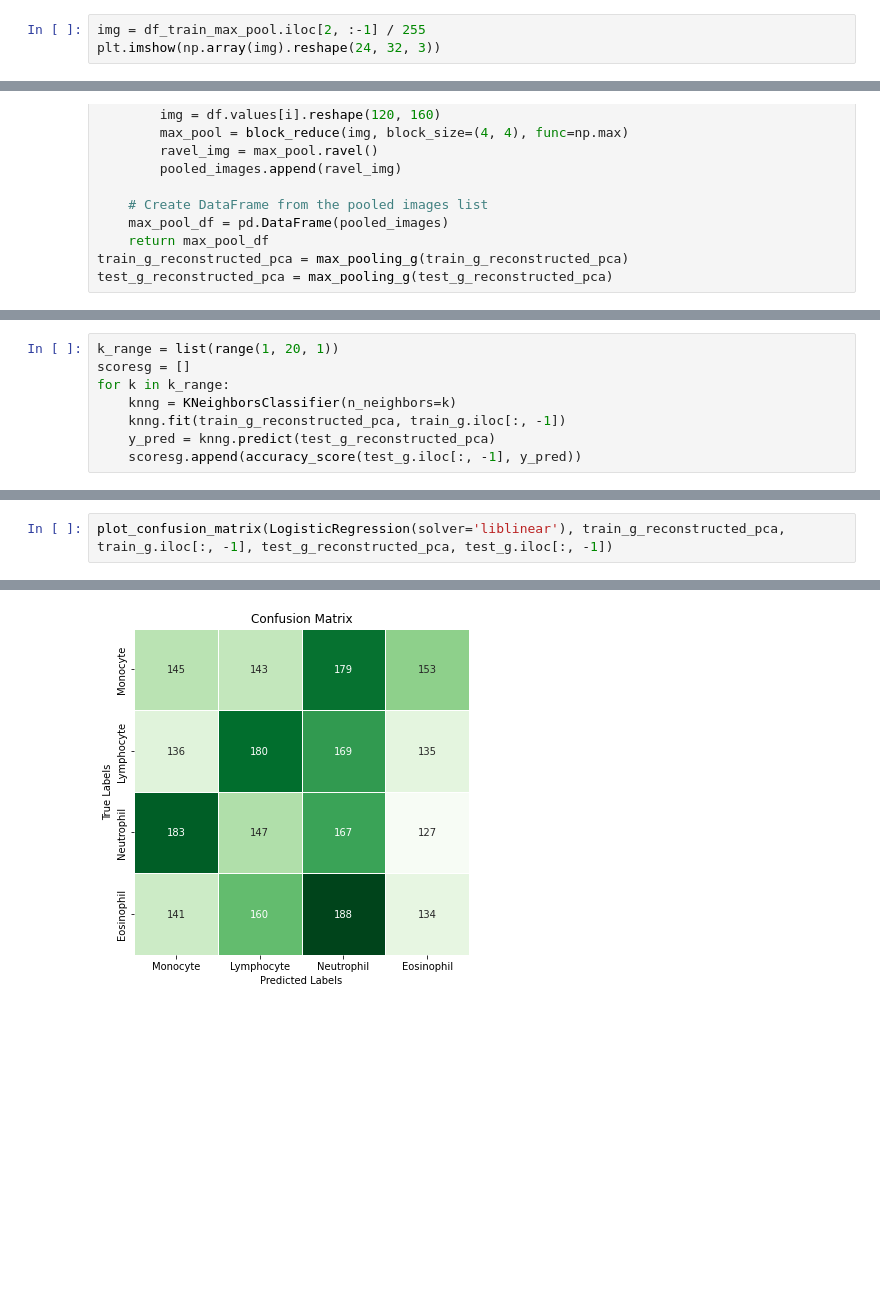
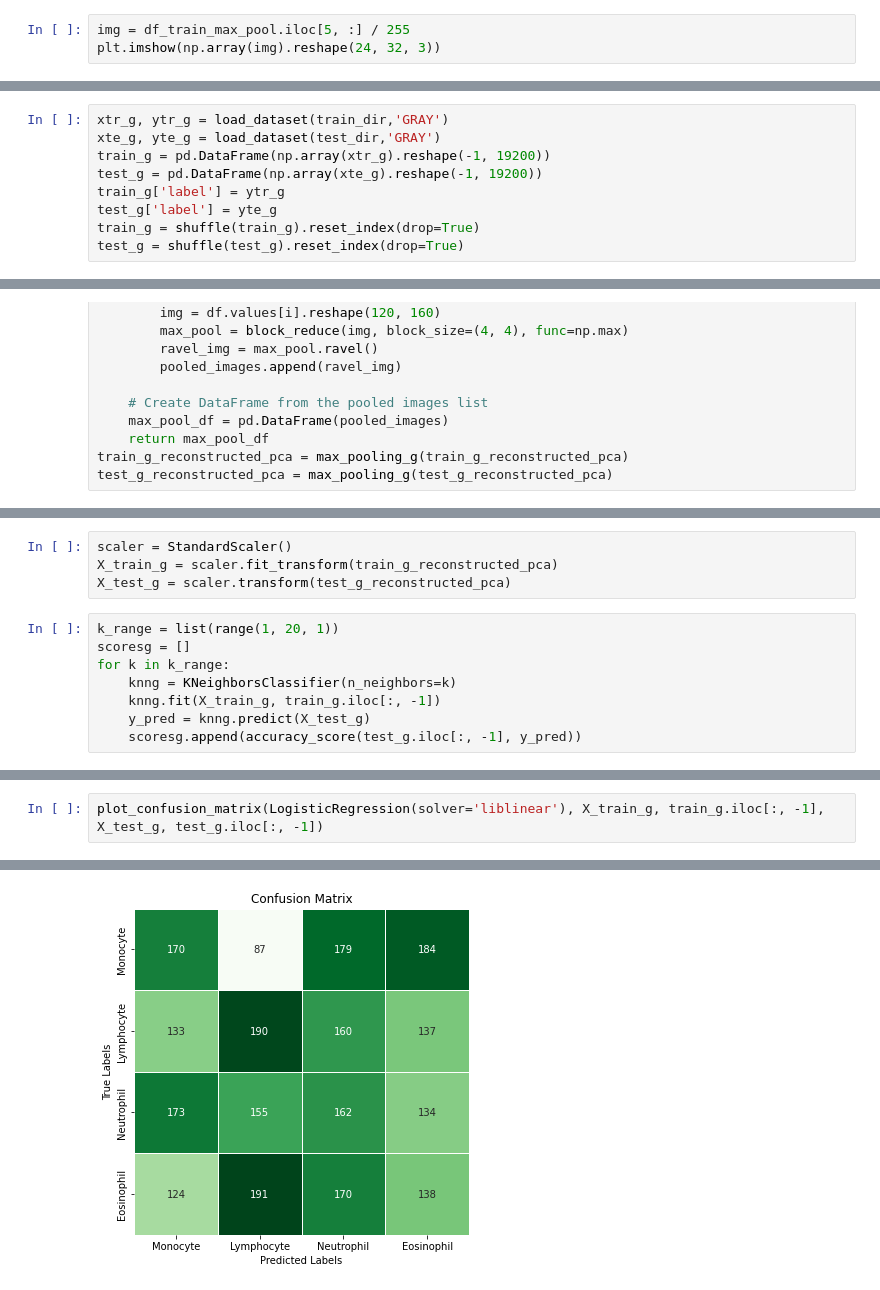
Before and after one commit to noamya-sh/Blood-Cells-ML-Course, a Jupyter notebook: Final Project - Blood cells.ipynb, the cells around one changed output, grey strips where cells are left out. Saved outputs shown, nothing was run; the diff lists cells and outputs as text; blank space fills up the shorter version.

```diff
--- a/Final Project - Blood cells.ipynb
+++ b/Final Project - Blood cells.ipynb
@@ -257,6 +377,6 @@ def max_pooling(df):
 df_train_max_pool = max_pooling(pd.DataFrame(df_train_reconstructed_pca))
 df_test_max_pool = max_pooling(pd.DataFrame(df_test_reconstructed_pca))
 # %%
-img = df_train_max_pool.iloc[2, :-1] / 255
+img = df_train_max_pool.iloc[5, :] / 255
 plt.imshow(np.array(img).reshape(24, 32, 3))
 # %% [output]
@@ -658,3 +800,12 @@ test_g = create_df(test_dir,'GRAY')
+# %%
+xtr_g, ytr_g = load_dataset(train_dir,'GRAY')
+xte_g, yte_g = load_dataset(test_dir,'GRAY')
+train_g = pd.DataFrame(np.array(xtr_g).reshape(-1, 19200))
+test_g = pd.DataFrame(np.array(xte_g).reshape(-1, 19200))
+train_g['label'] = ytr_g
+test_g['label'] = yte_g
+train_g = shuffle(train_g).reset_index(drop=True)
+test_g = shuffle(test_g).reset_index(drop=True)
 # %%
 pcag = PCA(n_components=2000)
 pcag.fit(train_g)
@@ -724,10 +873,14 @@ plt.imshow(np.array(img).reshape(30, 40),cmap='gray')
+# %%
+scaler = StandardScaler()
+X_train_g = scaler.fit_transform(train_g_reconstructed_pca)
+X_test_g = scaler.transform(test_g_reconstructed_pca)
 # %%
 k_range = list(range(1, 20, 1))
 scoresg = []
 for k in k_range:
     knng = KNeighborsClassifier(n_neighbors=k)
-    knng.fit(train_g_reconstructed_pca, train_g.iloc[:, -1])
-    y_pred = knng.predict(test_g_reconstructed_pca)
+    knng.fit(X_train_g, train_g.iloc[:, -1])
+    y_pred = knng.predict(X_test_g)
     scoresg.append(accuracy_score(test_g.iloc[:, -1], y_pred))
 # %%
 plt.subplots(figsize=(9, 7))
@@ -740,3 +910,3 @@ Text(0, 0.5, 'Testing Accuracy')
 # %%
-plot_confusion_matrix(LogisticRegression(solver='liblinear'), train_g_reconstructed_pca, train_g.iloc[:, -1], test_g_reconstructed_pca, test_g.iloc[:, -1])
+plot_confusion_matrix(LogisticRegression(solver='liblinear'), X_train_g, train_g.iloc[:, -1], X_test_g, test_g.iloc[:, -1])
 # %% [output]
@@ -756 +926 @@ weighted avg       0.25      0.25      0.25      2487
-[figure, old version]
+[figure, new version]
```
Also changed, not shown: parts of 52 cells of this notebook.
